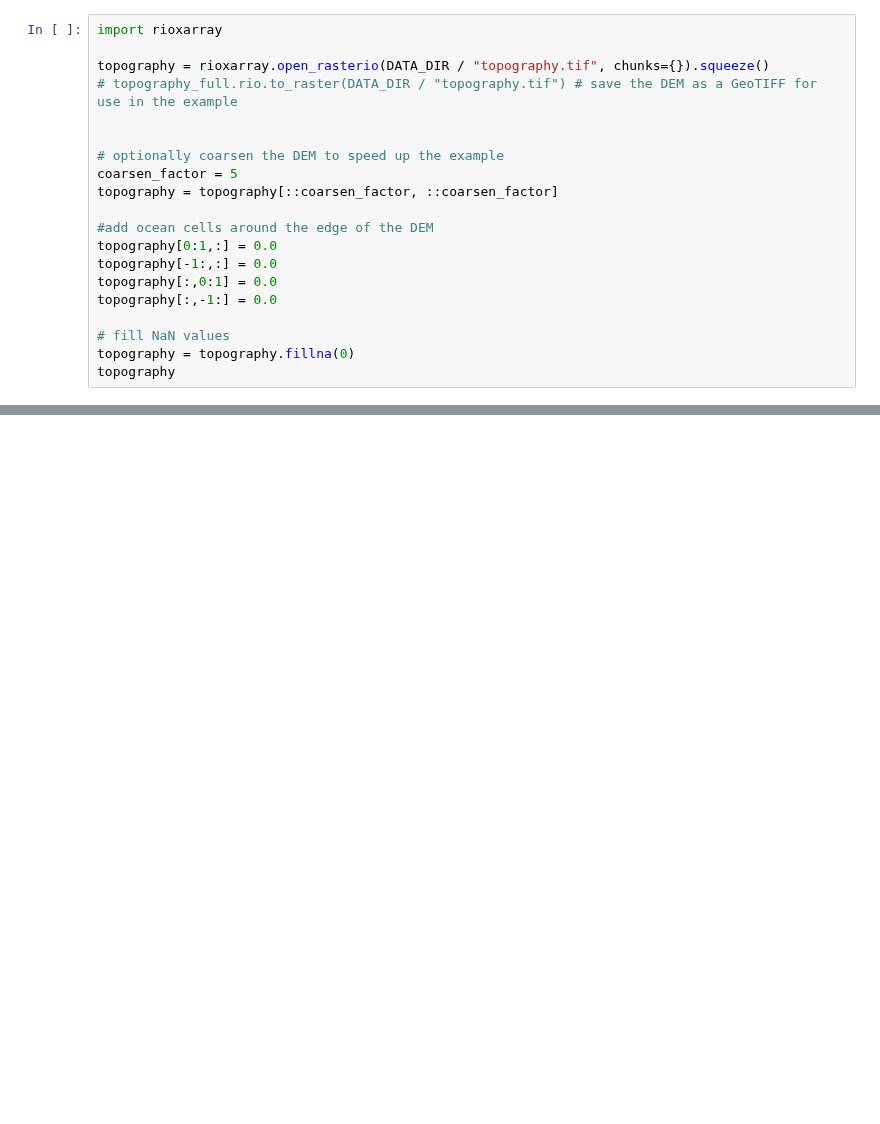
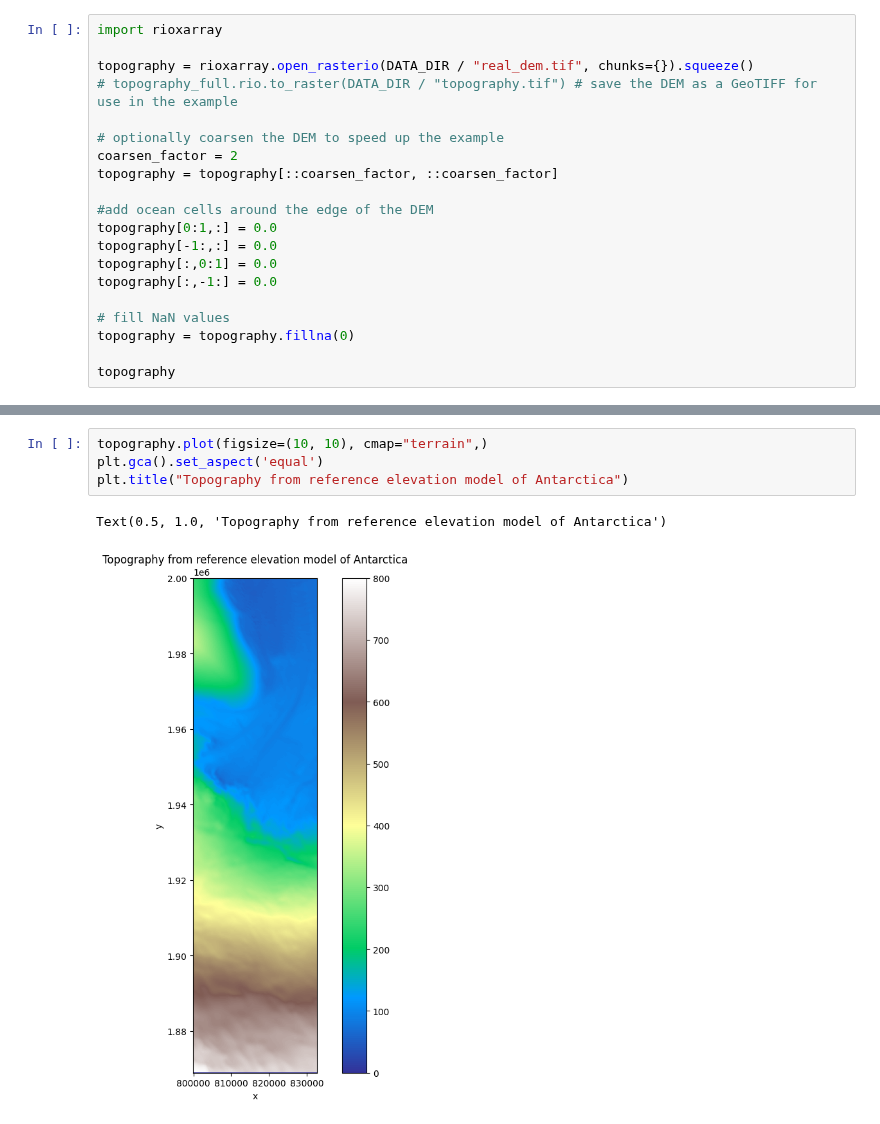
Before and after one commit to jkingslake/fillspillmerge, a Jupyter notebook: examples/example.ipynb, the cells around one changed output, grey strips where cells are left out. Drawn from its saved outputs; the diff is of its cells as text; blank space fills up the shorter version.

```diff
--- a/examples/example.ipynb
+++ b/examples/example.ipynb
@@ -63,12 +102,11 @@ dem.rio.to_raster(DATA_DIR / "topography.tif")
 # %%
 import rioxarray
 
-topography = rioxarray.open_rasterio(DATA_DIR / "topography.tif", chunks={}).squeeze()
+topography = rioxarray.open_rasterio(DATA_DIR / "real_dem.tif", chunks={}).squeeze()
 # topography_full.rio.to_raster(DATA_DIR / "topography.tif") # save the DEM as a GeoTIFF for use in the example
 
-
 # optionally coarsen the DEM to speed up the example
-coarsen_factor = 5
+coarsen_factor = 2
 topography = topography[::coarsen_factor, ::coarsen_factor]
 
 #add ocean cells around the edge of the DEM
@@ -79,5 +117,6 @@ topography[:,-1:] = 0.0
 
 # fill NaN values
 topography = topography.fillna(0)
+
 topography
 # %% [output]
@@ -96,0 +146,7 @@ Attributes:
+# %%
+topography.plot(figsize=(10, 10), cmap="terrain",)
+plt.gca().set_aspect('equal')
+plt.title("Topography from reference elevation model of Antarctica")
+# %% [output]
+Text(0.5, 1.0, 'Topography from reference elevation model of Antarctica')
+[figure, added]
```
Also changed, not shown: parts of 49 cells of this notebook, 14 other files.
